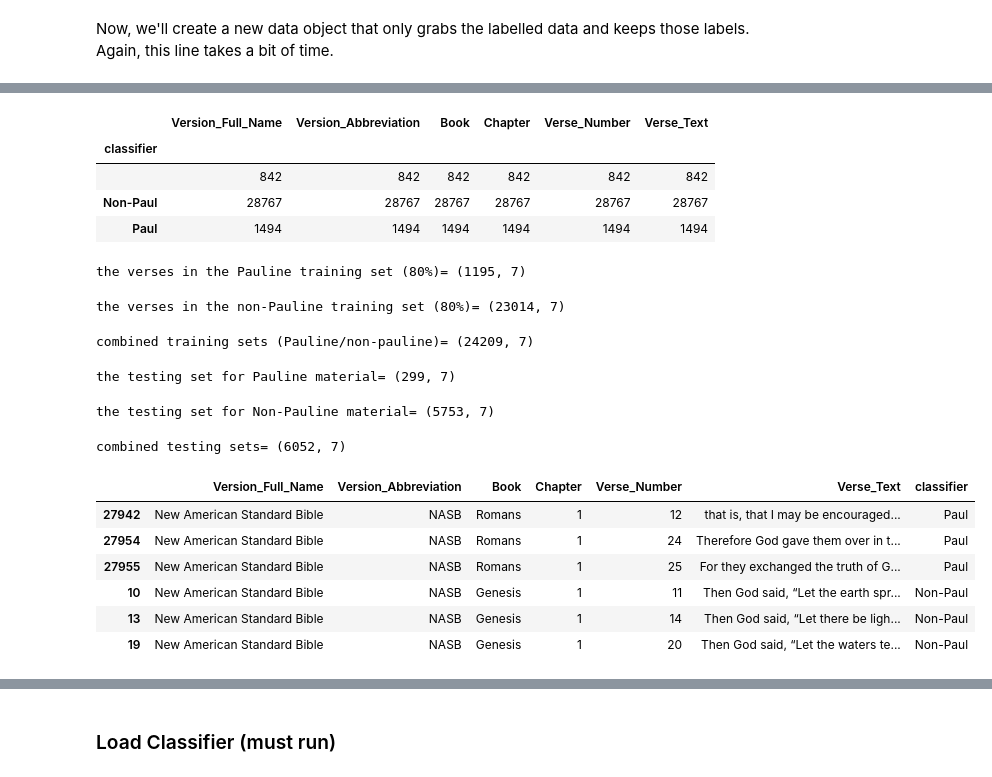
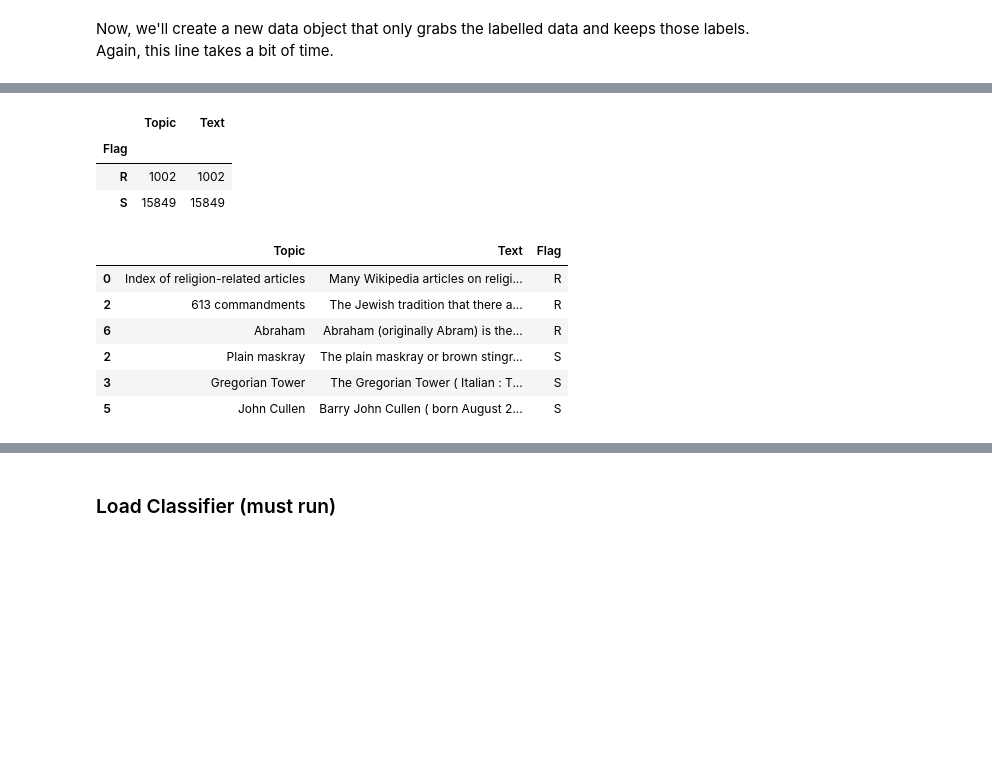
Before and after one commit to randywreed/gpt2_lda, a Jupyter notebook: Classify_gpt2_as_religion.ipynb, the cells around one changed output, grey strips where cells are left out. Saved outputs shown, nothing was run; the diff lists cells and outputs as text; code cells hidden in the pictures; blank space fills up the shorter version.

```diff
--- a/Classify_gpt2_as_religion.ipynb
+++ b/Classify_gpt2_as_religion.ipynb
@@ -197,3 +136,6 @@ secfile=Path('/content/drive/My Drive/AI & Tech Research/Religion of GPT2/fastai
+# %%
+relfile=Path('/spell/gpt2wikidata/wikipedia_relwcat - wikipedia_relwcat.csv')
+secfile=Path('/spell/gpt2wikidata/wiki_secular.csv')
 # %%
 print(relfile)
 # %% [output]
@@ -214,6 +156,10 @@ sec.columns=['Topic','Text','Flag']
 #set secular to S, religious to r
 rel.Flag='R'
 sec.Flag='S'
+# %%
+#fix na's
+rel.Text.fillna(rel.Topic, inplace=True)
+sec.Text.fillna(sec.Topic, inplace=True)
 # %%
 #merge two files
 df=pd.concat([rel,sec])
@@ -714,0 +607,9 @@ the number of verses that we will train on, colums= (30261, 7)
+# %%
+#create a test and train set for rel and sec
+rel_train=rel.sample(frac=0.8,random_state=200) #random state is a seed value
+rel_test=rel.drop(rel_train.index)
+sec_train=sec.sample(frac=0.8,random_state=200) #random state is a seed value
+sec_test=sec.drop(sec_train.index)
+df_test=pd.concat([rel_test,sec_test])
+df_train=pd.concat([rel_train,sec_train])
+print('the number of verses that we will train on, colums=',df_test.shape)
@@ -722,8 +625,7 @@ df_testable.groupby('classifier').agg('count')
 # %%
-df_copy.groupby('classifier').agg('count')
+df_copy.groupby('Flag').agg('count')
 # %% [output]
-|  | Version_Full_Name | Version_Abbreviation | Book | Chapter | Verse_Number | Verse_Text |
-| classifier |  |  |  |  |  |  |
-|  | 842 | 842 | 842 | 842 | 842 | 842 |
-| Non-Paul | 28767 | 28767 | 28767 | 28767 | 28767 | 28767 |
-| Paul | 1494 | 1494 | 1494 | 1494 | 1494 | 1494 |
+|  | Topic | Text |
+| Flag |  |  |
+| R | 1002 | 1002 |
+| S | 15849 | 15849 |
@@ -735,45 +632,10 @@ df_sample_paul=df_sel_paul.sample(frac=0.80, random_state=0)
-# %%
-print('the verses in the Pauline training set (80%)=',df_sample_paul.shape)
-# %% [output]
-the verses in the Pauline training set (80%)= (1195, 7)
-# %%
-#create a training set from the nonPaul material
-df_sel_nonpaul=df_copy.loc[df_copy['classifier']=='Non-Paul']
-df_sample_nonpaul=df_sel_nonpaul.sample(frac=0.80, random_state=0)
-print('the verses in the non-Pauline training set (80%)=',df_sample_nonpaul.shape)
-# %% [output]
-the verses in the non-Pauline training set (80%)= (23014, 7)
-# %%
-#append Paul training and nonPaul training sets
-df_train=pd.concat([df_sample_paul,df_sample_nonpaul])
-print('combined training sets (Pauline/non-pauline)=',df_train.shape)
-# %% [output]
-combined training sets (Pauline/non-pauline)= (24209, 7)
-# %%
-# get usued record from paul set for test set
-paul_test=df_sel_paul.drop(df_sample_paul.index)
-print('the testing set for Pauline material=',paul_test.shape)
-# %% [output]
-the testing set for Pauline material= (299, 7)
-# %%
-#get unused records for test set
-nonpaul_test=df_sel_nonpaul.drop(df_sample_nonpaul.index)
-print('the testing set for Non-Pauline material=',nonpaul_test.shape)
-# %% [output]
-the testing set for Non-Pauline material= (5753, 7)
-# %%
-#append paul and nonpaul test sets
-df_test=pd.concat([paul_test,nonpaul_test])
-print('combined testing sets=',df_test.shape)
-# %% [output]
-combined testing sets= (6052, 7)
 # %%
-df_test.groupby(['classifier']).head(3)
+df_test.groupby(['Flag']).head(3)
 # %% [output]
-|  | Version_Full_Name | Version_Abbreviation | Book | Chapter | Verse_Number | Verse_Text | classifier |
-| 27942 | New American Standard Bible | NASB | Romans | 1 | 12 | that is, that I may be encouraged... | Paul |
-| 27954 | New American Standard Bible | NASB | Romans | 1 | 24 | Therefore God gave them over in t... | Paul |
-| 27955 | New American Standard Bible | NASB | Romans | 1 | 25 | For they exchanged the truth of G... | Paul |
-| 10 | New American Standard Bible | NASB | Genesis | 1 | 11 | Then God said, “Let the earth spr... | Non-Paul |
-| 13 | New American Standard Bible | NASB | Genesis | 1 | 14 | Then God said, “Let there be ligh... | Non-Paul |
-| 19 | New American Standard Bible | NASB | Genesis | 1 | 20 | Then God said, “Let the waters te... | Non-Paul |
+|  | Topic | Text | Flag |
+| 0 | Index of religion-related articles | Many Wikipedia articles on religi... | R |
+| 2 | 613 commandments | The Jewish tradition that there a... | R |
+| 6 | Abraham | Abraham (originally Abram) is the... | R |
+| 2 | Plain maskray | The plain maskray or brown stingr... | S |
+| 3 | Gregorian Tower | The Gregorian Tower ( Italian : T... | S |
+| 5 | John Cullen | Barry John Cullen ( born August 2... | S |
```
Also changed, not shown: parts of 62 cells of this notebook.
